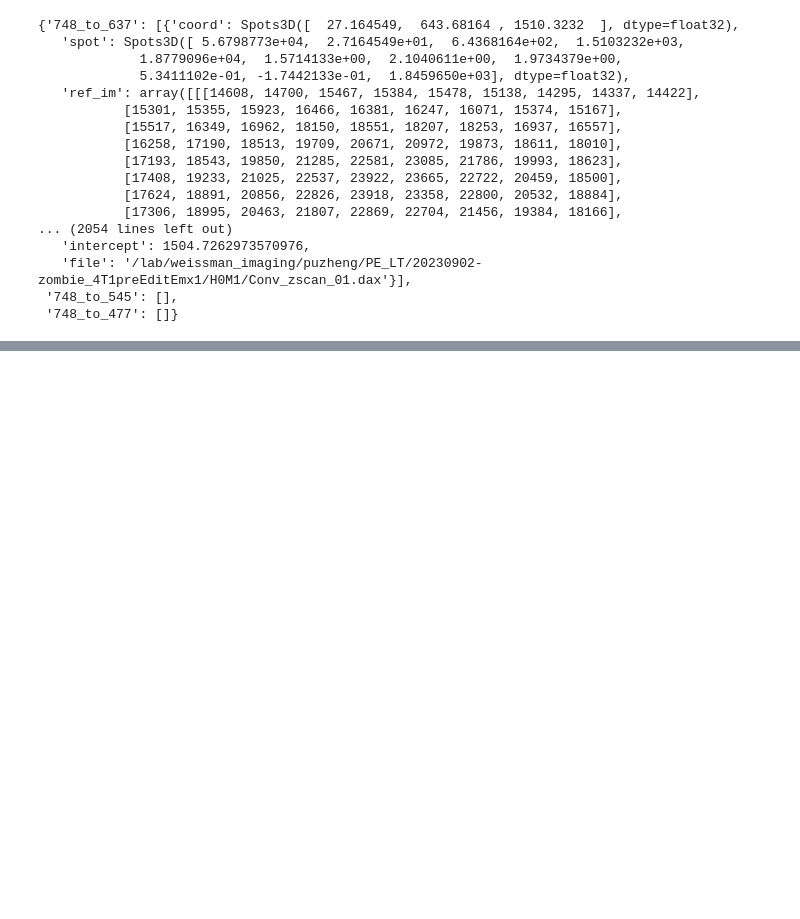
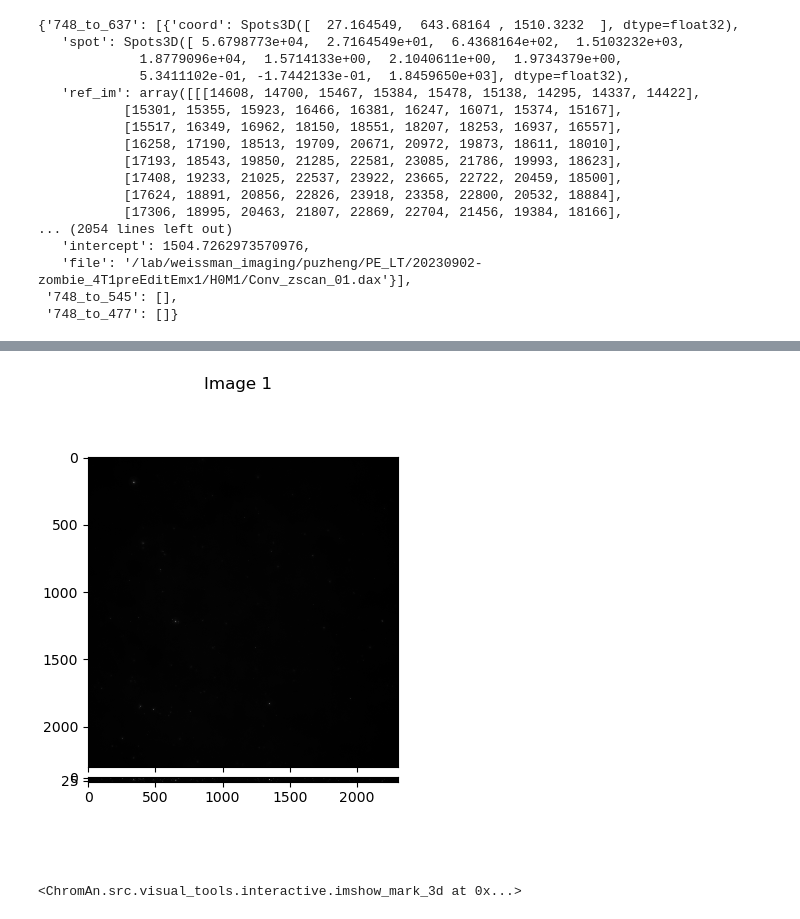
Before and after one commit to zhengpuas47/Weissman_MERFISH_Scripts, a Jupyter notebook: ImageCorrection/20230831-Merscope01-generate_correction_profiles.ipynb, the cells around one changed output, grey strips where cells are left out. Cells and saved outputs as stored; diff of their text form; code cells hidden in the pictures; blank space fills up the shorter version.

```diff
--- a/ImageCorrection/20230831-Merscope01-generate_correction_profiles.ipynb
+++ b/ImageCorrection/20230831-Merscope01-generate_correction_profiles.ipynb
@@ -341,2 +369,2 @@ Initialize DaxProcesser for file:/lab/weissman_imaging/puzheng/PE_LT/20230902-zo
 # %%
-test_filename = os.path.join(bleedthrough_folders[0], fovs[0])
+test_filename = os.path.join(bleedthrough_folders[1], fovs[0])
@@ -360,0 +375,6 @@ KeyError: '748_to_748'
+# %%
+# Test the correction
+from ChromAn.src.file_io import dax_process
+daxp = dax_process.DaxProcesser(test_filename, CorrectionFolder=correction_folder, )
+daxp._load_image()
+print(daxp.ref_correction_channel)
@@ -360,0 +390,6 @@ KeyError: '748_to_748'
+# %%
+%matplotlib widget
+imshow_mark_3d([daxp.im_637, daxp.im_545, daxp.im_477])
+# %% [output]
+[figure, added]
+<ChromAn.src.visual_tools.interactive.imshow_mark_3d at 0x...>
```
Also changed, not shown: parts of 20 cells of this notebook, 3 other files.
